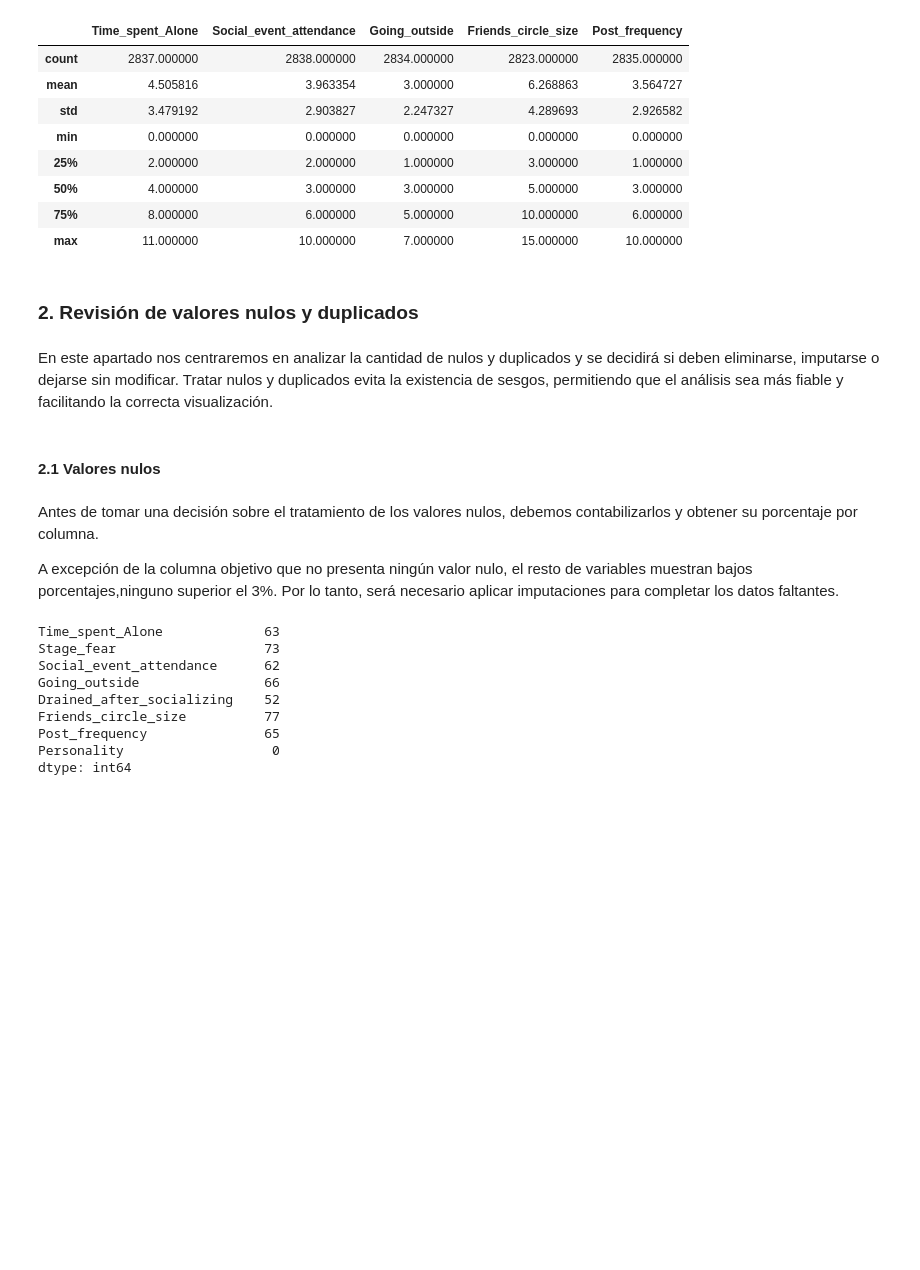
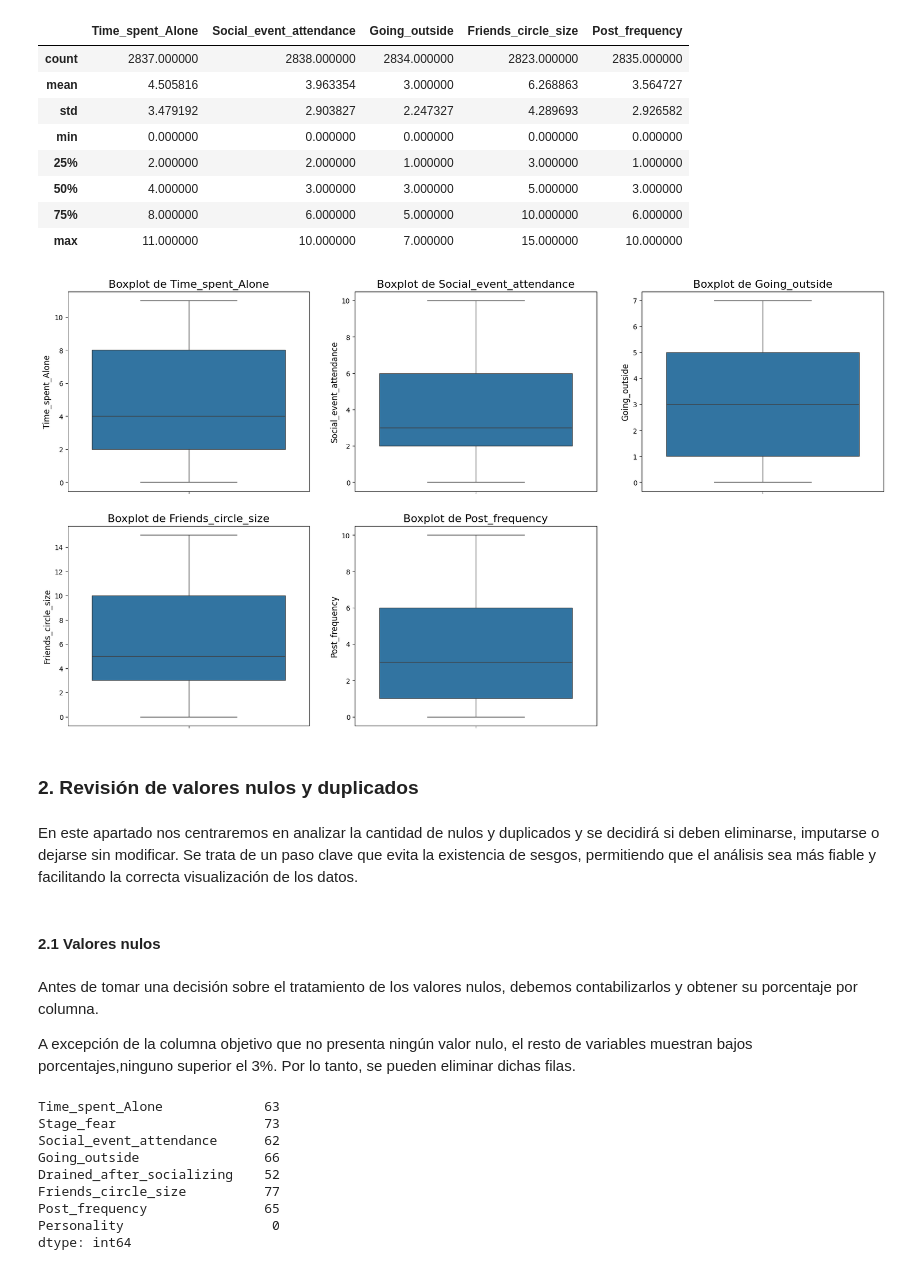
Before and after one commit to Marpp98/EDA_Extrovert_VS_Introvert_behaviour, a Jupyter notebook: notebooks/exploracion.ipynb, the cells around one changed output. Saved outputs shown, nothing was run; the diff lists cells and outputs as text; code cells hidden in the pictures; blank space fills up the shorter version.

```diff
--- a/notebooks/exploracion.ipynb
+++ b/notebooks/exploracion.ipynb
@@ -112,16 +119,20 @@ df.describe()
 | 50% | 4.000000 | 3.000000 | 3.000000 | 5.000000 | 3.000000 |
 | 75% | 8.000000 | 6.000000 | 5.000000 | 10.000000 | 6.000000 |
 | max | 11.000000 | 10.000000 | 7.000000 | 15.000000 | 10.000000 |
+# %%
+vs.boxplot_uni(df,numericas)
+# %% [output]
+[figure, added]
 # %% [markdown]
 ### 2. Revisión de valores nulos y duplicados
 # %% [markdown]
-En este apartado nos centraremos en analizar la cantidad de nulos y duplicados y se decidirá si deben eliminarse, imputarse o dejarse sin modificar. Tratar nulos y duplicados evita la existencia de sesgos, permitiendo que el análisis sea más fiable y facilitando la correcta visualización.
+En este apartado nos centraremos en analizar la cantidad de nulos y duplicados y se decidirá si deben eliminarse, imputarse o dejarse sin modificar. Se trata de un paso clave que evita la existencia de sesgos, permitiendo que el análisis sea más fiable y facilitando la correcta visualización de los datos.
 # %% [markdown]
 #### 2.1 Valores nulos
 # %% [markdown]
 Antes de tomar una decisión sobre el tratamiento de los valores nulos, debemos contabilizarlos y obtener su porcentaje por columna.
 
-A excepción de la columna objetivo que no presenta ningún valor nulo, el resto de variables muestran bajos porcentajes,ninguno superior el 3%. Por lo tanto, será necesario aplicar imputaciones para completar los datos faltantes.
+A excepción de la columna objetivo que no presenta ningún valor nulo, el resto de variables muestran bajos porcentajes,ninguno superior el 3%. Por lo tanto, se pueden eliminar dichas filas.
 # %%
 df.isna().sum()
 # %% [output]
```
Also changed, not shown: parts of 8 cells of this notebook, 3 other files.
